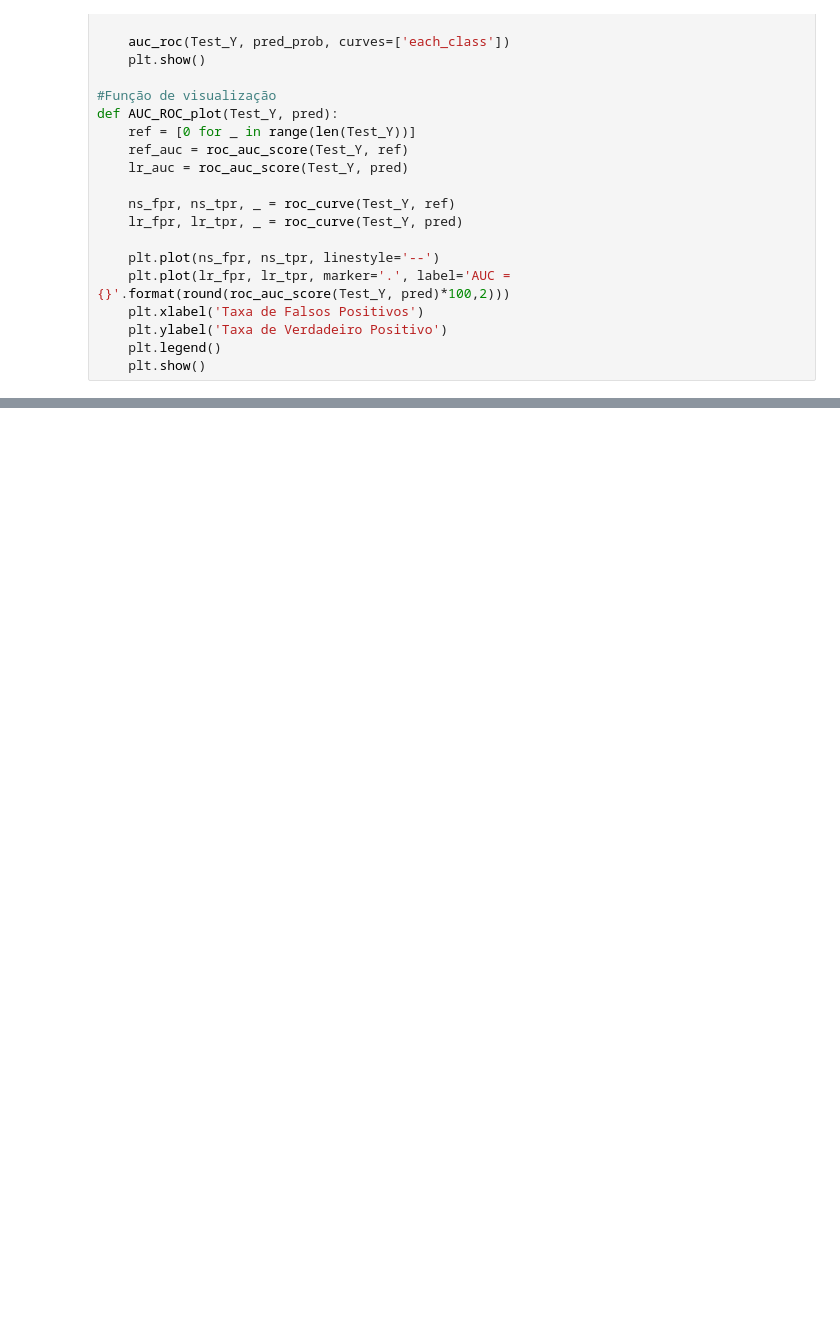
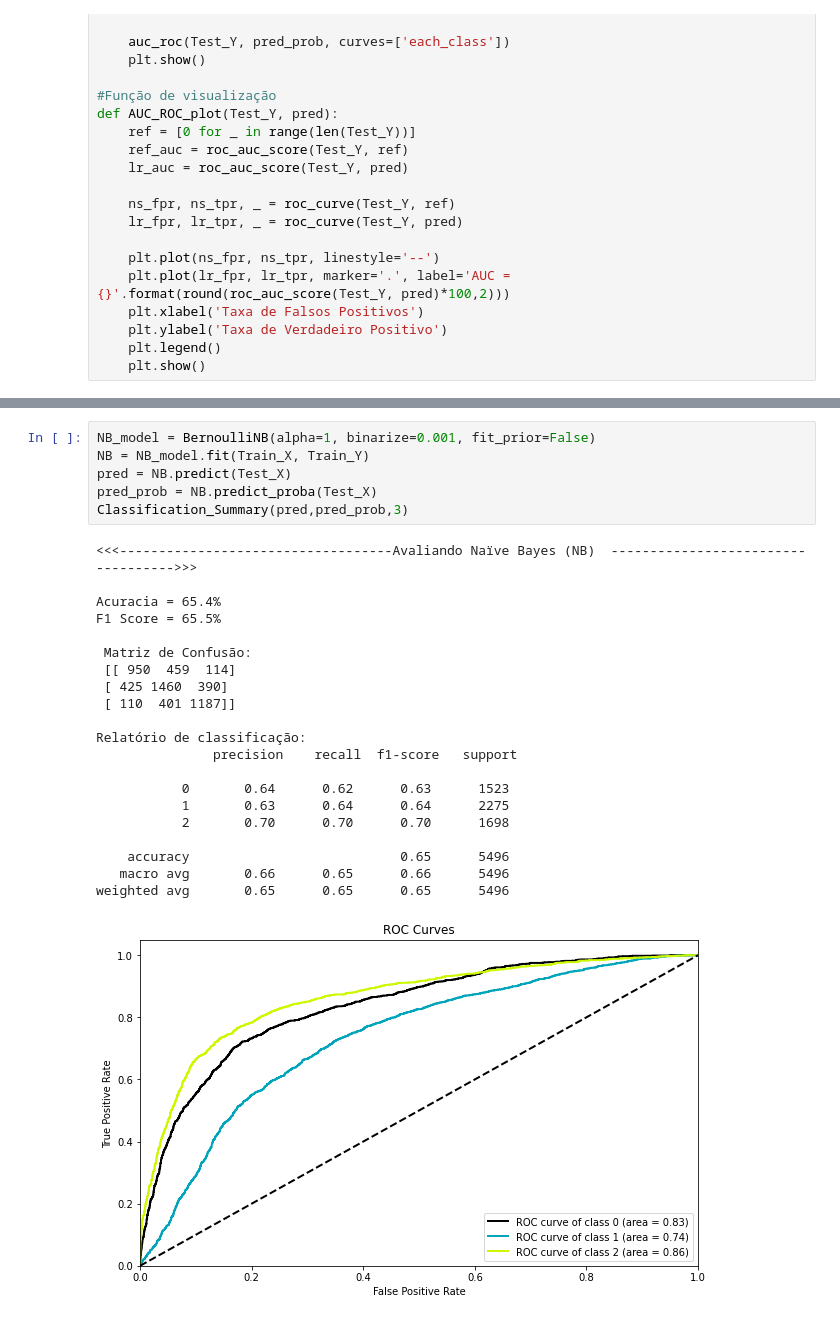
Before and after one commit to RNy7846/Analise_De_Sentiimento_Tweets, a Jupyter notebook: Analise_de_Sentimentos_do_Twitter.ipynb, the cells around one changed output, grey strips where cells are left out. Saved outputs shown, nothing was run; the diff lists cells and outputs as text; blank space fills up the shorter version.

```diff
--- a/Analise_de_Sentimentos_do_Twitter.ipynb
+++ b/Analise_de_Sentimentos_do_Twitter.ipynb
@@ -368,3 +393,31 @@ weighted avg       0.68      0.68      0.67      5496
+# %%
+NB_model = BernoulliNB(alpha=1, binarize=0.001, fit_prior=False)
+NB = NB_model.fit(Train_X, Train_Y)
+pred = NB.predict(Test_X)
+pred_prob = NB.predict_proba(Test_X)
+Classification_Summary(pred,pred_prob,3)
+# %% [output]
+<<<-----------------------------------Avaliando Naïve Bayes (NB)  ----------------------------------->>>
+
+Acuracia = 65.4%
+F1 Score = 65.5%
+
+ Matriz de Confusão:
+ [[ 950  459  114]
+ [ 425 1460  390]
+ [ 110  401 1187]]
+
+Relatório de classificação:
+               precision    recall  f1-score   support
+
+           0       0.64      0.62      0.63      1523
+           1       0.63      0.64      0.64      2275
+           2       0.70      0.70      0.70      1698
+
+    accuracy                           0.65      5496
+   macro avg       0.66      0.65      0.66      5496
+weighted avg       0.65      0.65      0.65      5496
+[figure, added]
 # %%
 sns.heatmap(Evaluation_Results, annot=True, vmin=40, vmax=100.0, cmap='YlGnBu', fmt='.1f')
 plt.show()
```
Also changed, not shown: parts of 8 cells of this notebook.
